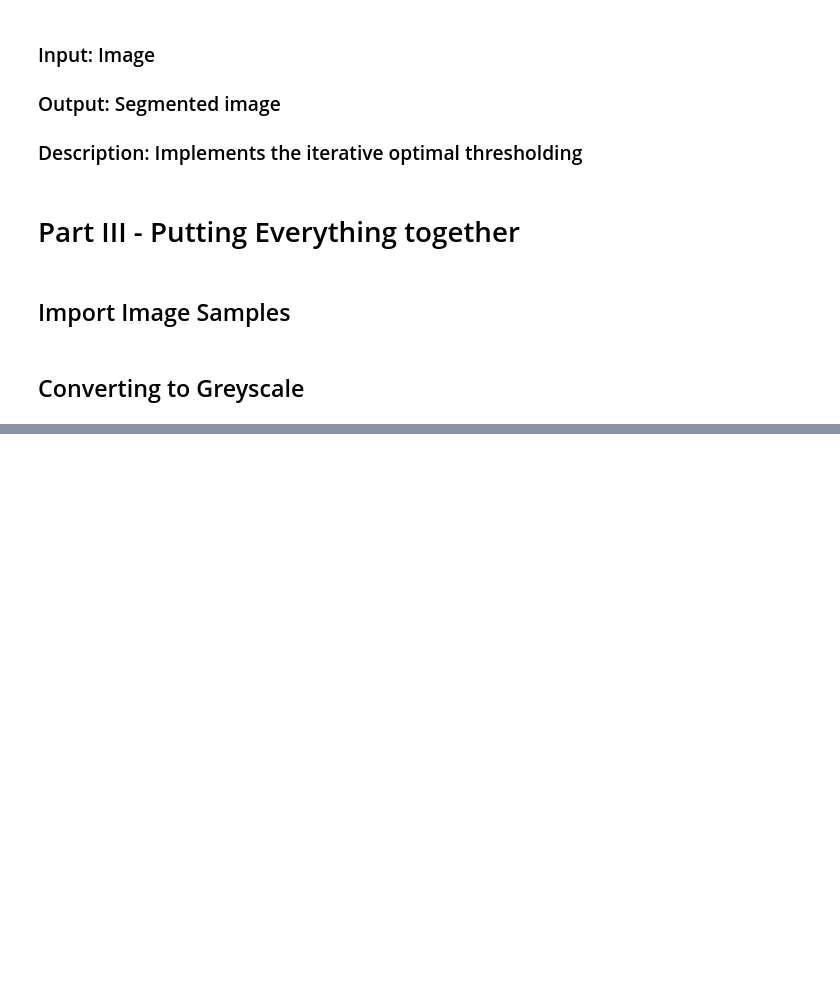
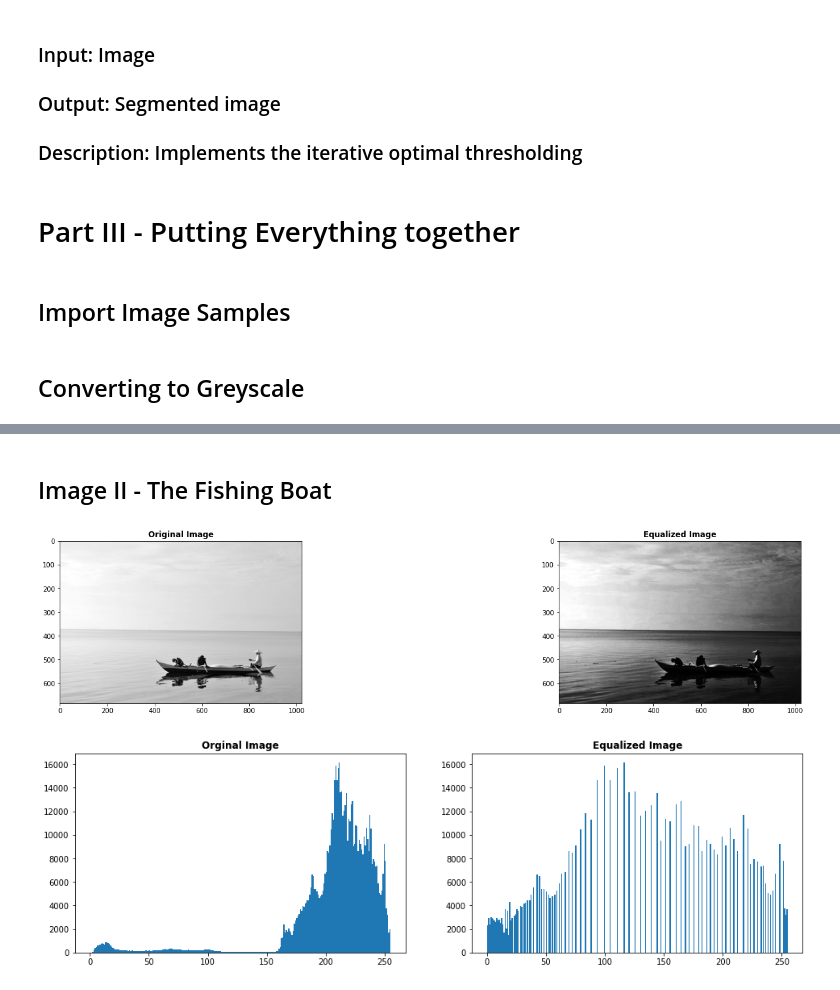
Before and after one commit to Ote-Leo/Guc-Courses, a Jupyter notebook: Computer-Vision/Computer-Vision-Assignment-3/main.ipynb, the cells around one changed output, grey strips where cells are left out. Cells and saved outputs as stored; diff of their text form; code cells hidden in the pictures; blank space fills up the shorter version.

```diff
--- a/Computer-Vision/Computer-Vision-Assignment-3/main.ipynb
+++ b/Computer-Vision/Computer-Vision-Assignment-3/main.ipynb
@@ -147,0 +146,10 @@ RenderHistograms(images = [image_1, image_2, image_3, image_4, image_5],
+# %% [markdown]
+## Image II - The Fishing Boat
+# %%
+image_2_equalized = CalculateEqualizedImage(image_2, CalculateEqualizedHistogram(CalculateCumulativeHistogram(CalculateHistogram(image_2))))
+
+RenderImage([image_2, image_2_equalized], ['Original Image', 'Equalized Image'], nrows = 2, ncols = 2)
+RenderHistograms([image_2, image_2_equalized], ['Orginal Image', 'Equalized Image'])
+# %% [output]
+[figure, added]
+[figure, added]
```
Also changed, not shown: parts of 20 cells of this notebook.
